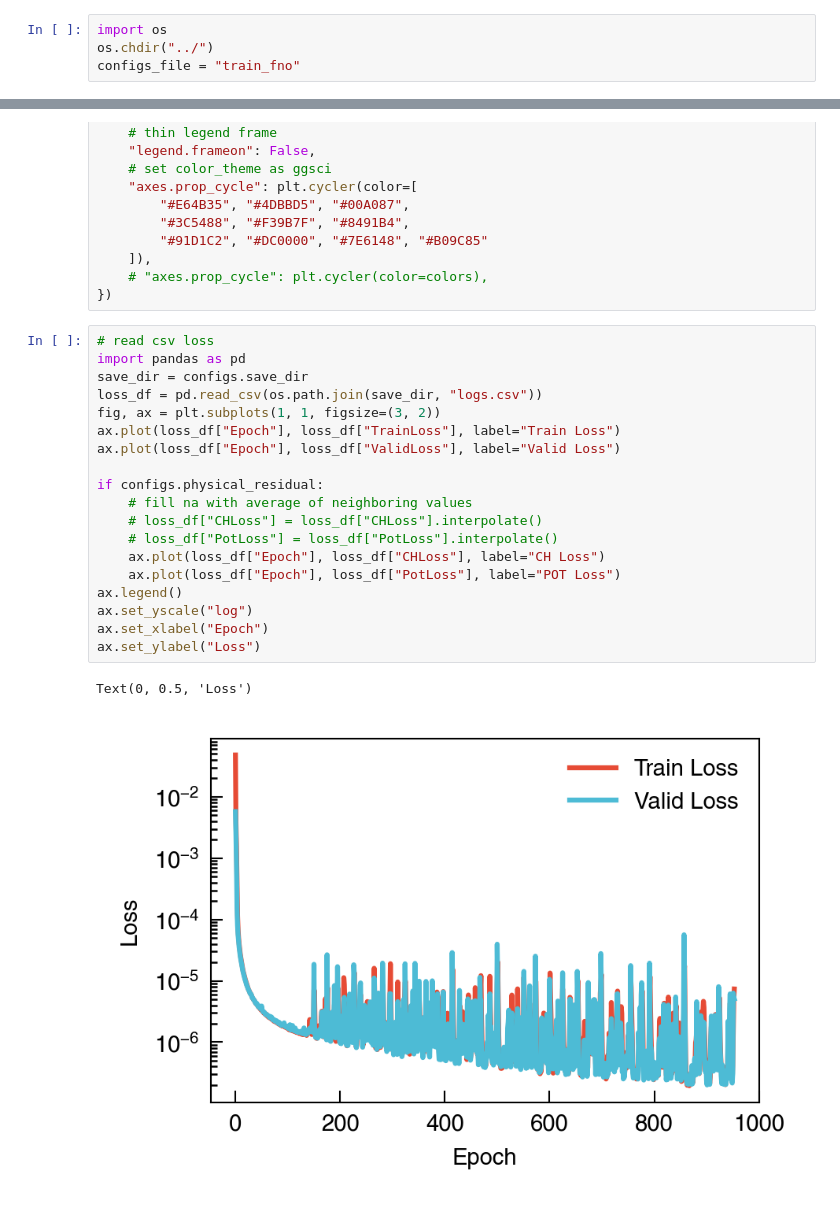
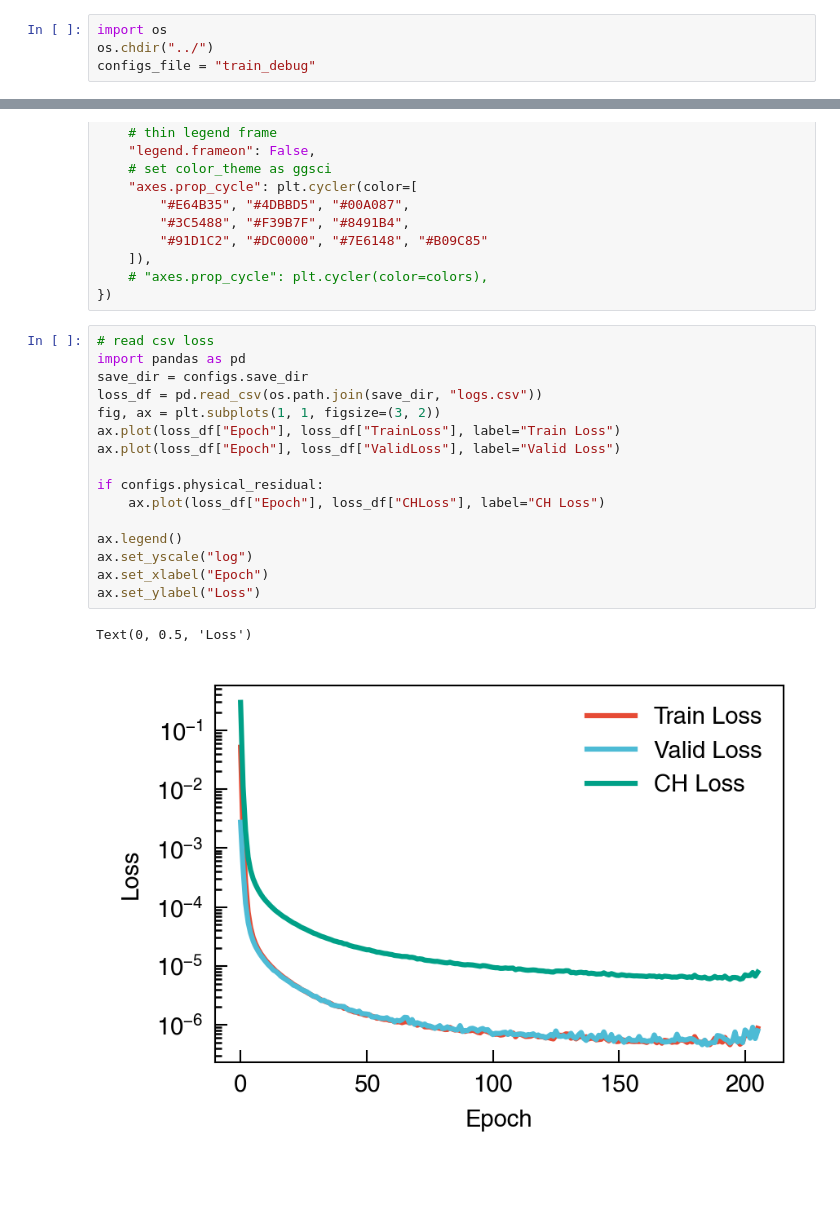
Before and after one commit to NanxiiChen/PF-PINO, a Jupyter notebook: spinodal_decomp/eval.ipynb, the cells around one changed output, grey strips where cells are left out. Drawn from its saved outputs; the diff is of its cells as text.

```diff
--- a/spinodal_decomp/eval.ipynb
+++ b/spinodal_decomp/eval.ipynb
@@ -1,7 +1,7 @@
 # %%
 import os
 os.chdir("../")
-configs_file = "train_fno"
+configs_file = "train_debug"
 # %%
 import os
 from functools import partial
@@ -53,25 +53,22 @@ rcParams.update({
 # %%
 # read csv loss
 import pandas as pd
 save_dir = configs.save_dir
 loss_df = pd.read_csv(os.path.join(save_dir, "logs.csv"))
 fig, ax = plt.subplots(1, 1, figsize=(3, 2))
 ax.plot(loss_df["Epoch"], loss_df["TrainLoss"], label="Train Loss")
 ax.plot(loss_df["Epoch"], loss_df["ValidLoss"], label="Valid Loss")
 
 if configs.physical_residual:
-    # fill na with average of neighboring values
-    # loss_df["CHLoss"] = loss_df["CHLoss"].interpolate()
-    # loss_df["PotLoss"] = loss_df["PotLoss"].interpolate()
     ax.plot(loss_df["Epoch"], loss_df["CHLoss"], label="CH Loss")
-    ax.plot(loss_df["Epoch"], loss_df["PotLoss"], label="POT Loss")
+
 ax.legend()
 ax.set_yscale("log")
 ax.set_xlabel("Epoch")
 ax.set_ylabel("Loss")
 # %% [output]
 Text(0, 0.5, 'Loss')
-[figure, old version]
+[figure, new version]
 # %%
 test_mse_df = pd.read_csv(os.path.join(save_dir, "test_logs.csv"))
 fig, ax = plt.subplots(1, 1, figsize=(3, 2))
```
Also changed, not shown: parts of 9 cells of this notebook, 5 other files.
